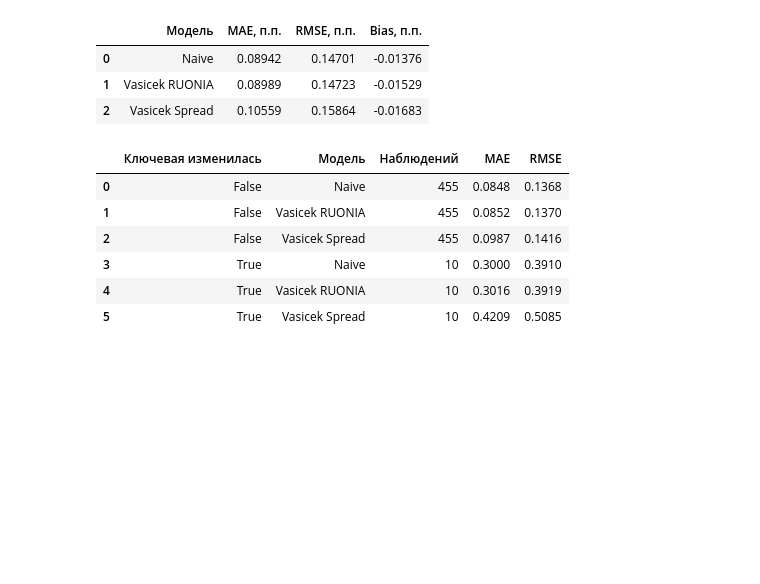
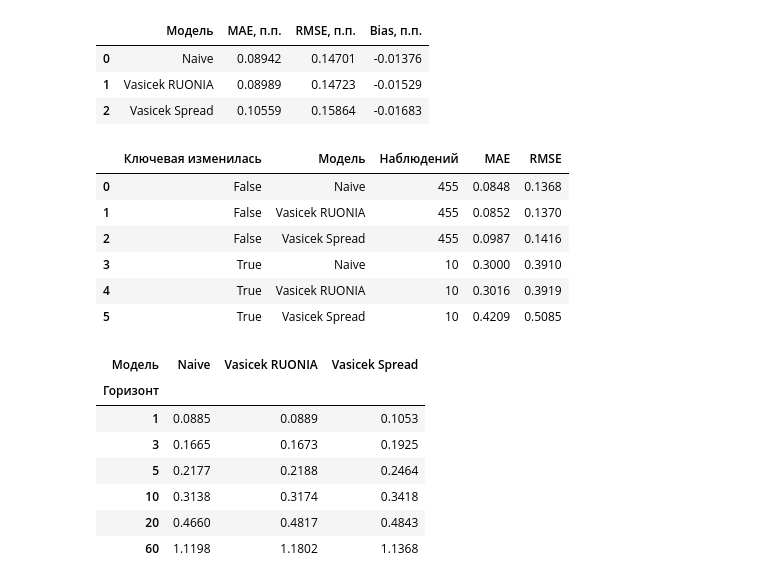
Before and after one commit to blbl-blbl/russian-interest-rate-models, a Jupyter notebook: notebooks/03_ruonia_key_rate_spread.ipynb, the cells around one changed output. Cells and saved outputs as stored; diff of their text form; code cells hidden in the pictures; blank space fills up the shorter version.

Commit message:
ruonia_key_rate_spread

```diff
--- a/notebooks/03_ruonia_key_rate_spread.ipynb
+++ b/notebooks/03_ruonia_key_rate_spread.ipynb
@@ -598,3 +598,94 @@ display(event_metrics.round(4))
 | 3 | True | Naive | 10 | 0.3000 | 0.3910 |
 | 4 | True | Vasicek RUONIA | 10 | 0.3016 | 0.3919 |
 | 5 | True | Vasicek Spread | 10 | 0.4209 | 0.5085 |
+# %%
+horizons = [1, 3, 5, 10, 20, 60]
+
+results = []
+
+for h in horizons:
+    sample = work.copy()
+
+    # Фактическая ставка через h наблюдений
+    sample["target"] = sample["ruonia_pct"].shift(-h)
+    sample["target_date"] = sample["date"].shift(-h)
+
+    # Только прогнозы, сформированные в тестовом периоде
+    sample = sample[
+        (sample["date"] >= test_start)
+        & sample["target"].notna()
+    ].copy()
+
+    # Фактический календарный горизонт прогноза
+    delta_days = (
+        sample["target_date"] - sample["date"]
+    ).dt.days.to_numpy()
+
+    dt_h = delta_days / 365
+
+    # Naive: ставка останется неизменной
+    pred_naive = sample["ruonia_pct"].to_numpy()
+
+    # Vasicek для RUONIA
+    mu_r, _ = conditional_moments(
+        fit_ruonia["a"],
+        fit_ruonia["b"],
+        fit_ruonia["sigma"],
+        sample["ruonia_pct"].to_numpy() / 100,
+        dt_h,
+    )
+
+    pred_ruonia = mu_r * 100
+
+    # Vasicek для спреда
+    mu_s, _ = conditional_moments(
+        fit_spread["a"],
+        fit_spread["b"],
+        fit_spread["sigma"],
+        sample["spread_pp"].to_numpy() / 100,
+        dt_h,
+    )
+
+    # Ключевая ставка зафиксирована на дату прогноза
+    pred_spread = (
+        sample["key_rate_pct"].to_numpy() + mu_s * 100
+    )
+
+    actual = sample["target"].to_numpy()
+
+    for name, forecast in {
+        "Naive": pred_naive,
+        "Vasicek RUONIA": pred_ruonia,
+        "Vasicek Spread": pred_spread,
+    }.items():
+
+        errors = actual - forecast
+
+        results.append({
+            "Горизонт": h,
+            "Модель": name,
+            "N": len(errors),
+            "Медиана дней": np.median(delta_days),
+            "MAE": np.mean(np.abs(errors)),
+            "RMSE": np.sqrt(np.mean(errors**2)),
+            "Bias": np.mean(errors),
+        })
+
+horizon_results = pd.DataFrame(results)
+
+display(
+    horizon_results.pivot(
+        index="Горизонт",
+        columns="Модель",
+        values="MAE",
+    ).round(4)
+)
+# %% [output]
+| Модель | Naive | Vasicek RUONIA | Vasicek Spread |
+| Горизонт |  |  |  |
+| 1 | 0.0885 | 0.0889 | 0.1053 |
+| 3 | 0.1665 | 0.1673 | 0.1925 |
+| 5 | 0.2177 | 0.2188 | 0.2464 |
+| 10 | 0.3138 | 0.3174 | 0.3418 |
+| 20 | 0.4660 | 0.4817 | 0.4843 |
+| 60 | 1.1198 | 1.1802 | 1.1368 |
```
Also changed, not shown: parts of 1 cell of this notebook.
